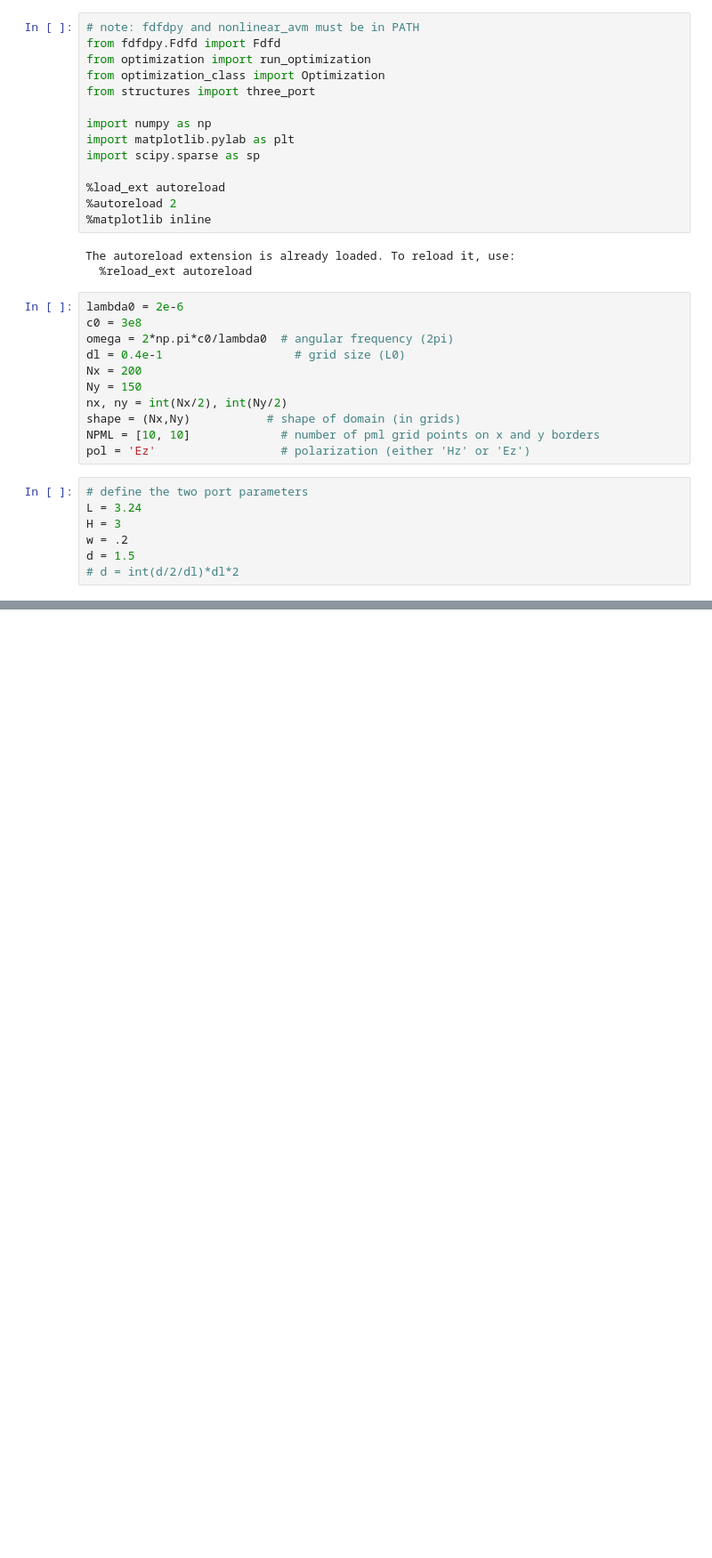
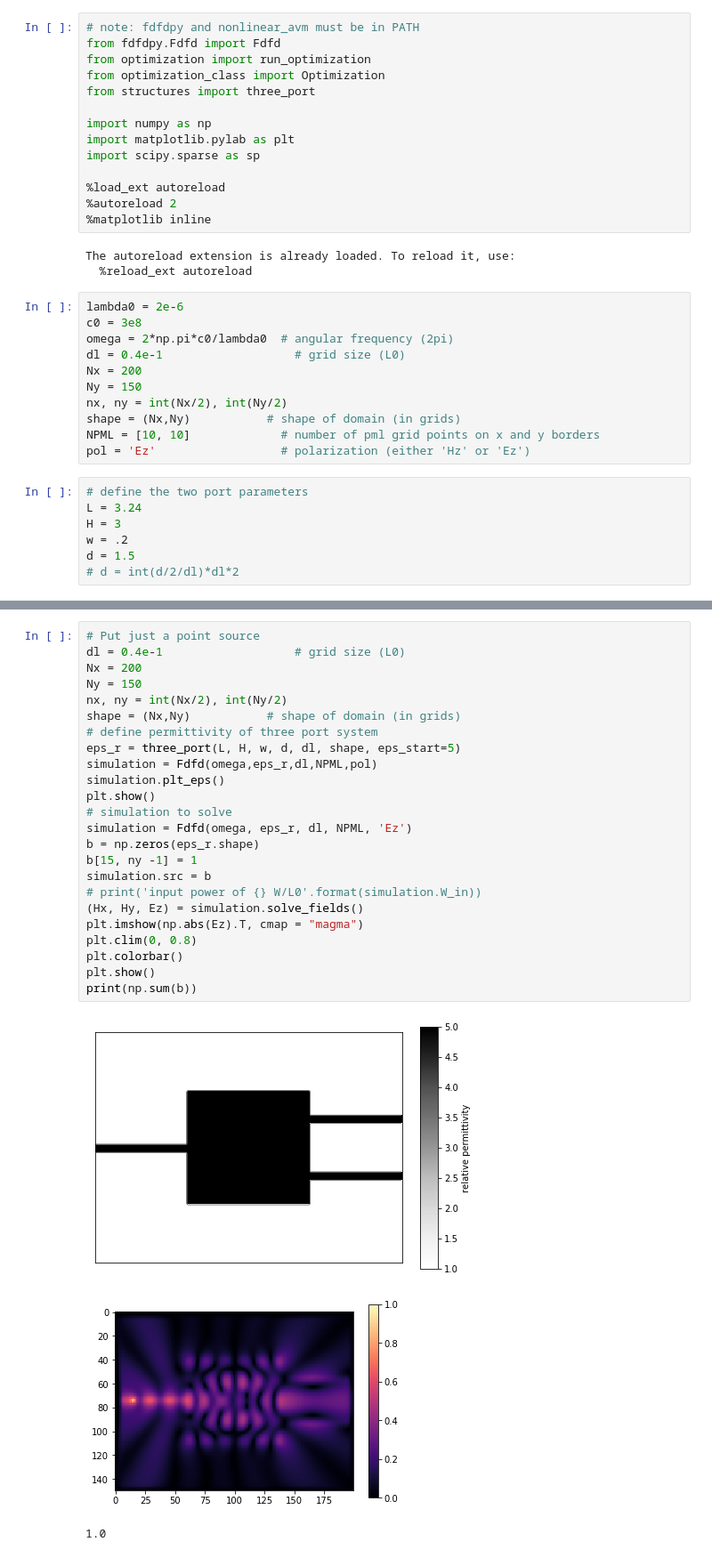
Before and after one commit to fancompute/angler, a Jupyter notebook: Notebooks/Flux_resolution.ipynb, the cells around one changed output, grey strips where cells are left out. Shown at 89% size. Drawn from its saved outputs; the diff is of its cells as text; blank space fills up the shorter version.

Commit message:
Testing dipole source normalization

```diff
--- a/Notebooks/Flux_resolution.ipynb
+++ b/Notebooks/Flux_resolution.ipynb
@@ -70,0 +77,28 @@ input power of 0.8305782619598873 W/L0
+# %%
+# Put just a point source
+dl = 0.4e-1                   # grid size (L0)
+Nx = 200
+Ny = 150
+nx, ny = int(Nx/2), int(Ny/2)
+shape = (Nx,Ny)           # shape of domain (in grids)
+# define permittivity of three port system
+eps_r = three_port(L, H, w, d, dl, shape, eps_start=5)
+simulation = Fdfd(omega,eps_r,dl,NPML,pol)
+simulation.plt_eps()
+plt.show()
+# simulation to solve
+simulation = Fdfd(omega, eps_r, dl, NPML, 'Ez')
+b = np.zeros(eps_r.shape)
+b[15, ny -1] = 1
+simulation.src = b
+# print('input power of {} W/L0'.format(simulation.W_in))
+(Hx, Hy, Ez) = simulation.solve_fields()
+plt.imshow(np.abs(Ez).T, cmap = "magma")
+plt.clim(0, 0.8)
+plt.colorbar()
+plt.show()
+print(np.sum(b))
+# %% [output]
+[figure, added]
+[figure, added]
+1.0
```
Also changed, not shown: parts of 4 cells of this notebook.
